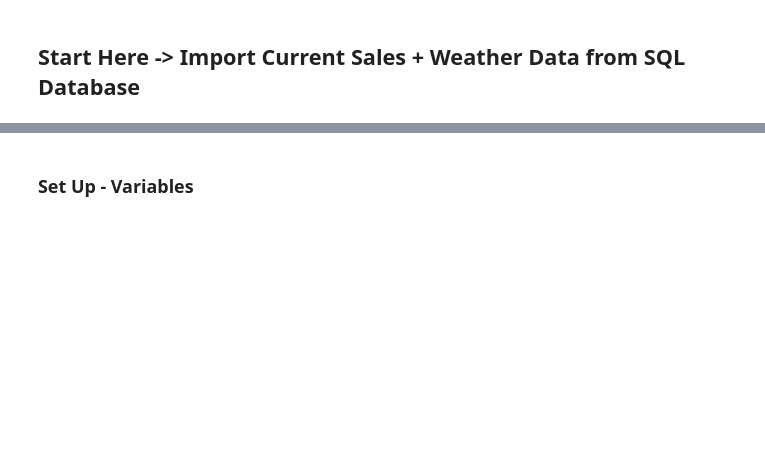
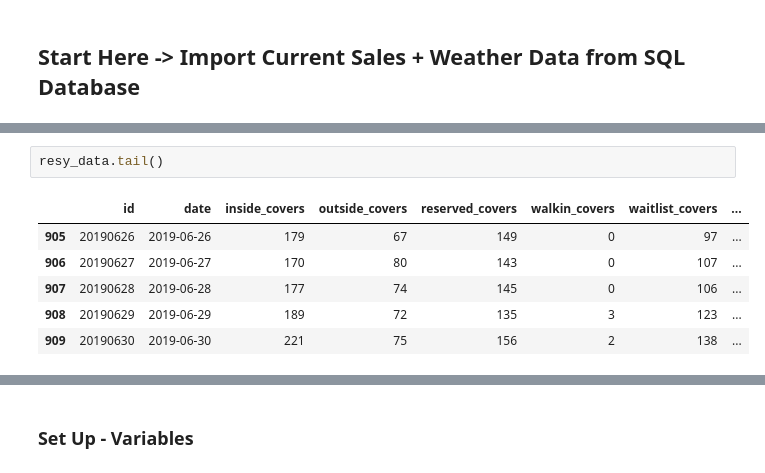
Before and after one commit to maks-p/restaurant_sales_forecasting, a Jupyter notebook: final_model.ipynb, the cells around one changed output, grey strips where cells are left out. Cells and saved outputs as stored; diff of their text form; blank space fills up the shorter version.

```diff
--- a/final_model.ipynb
+++ b/final_model.ipynb
@@ -174,0 +118,9 @@ Data as of 2019-07-07 00:00:00
+# %%
+resy_data.tail()
+# %% [output]
+|  | id | date | inside_covers | outside_covers | reserved_covers | walkin_covers | waitlist_covers | ... |
+| 905 | 20190626 | 2019-06-26 | 179 | 67 | 149 | 0 | 97 | ... |
+| 906 | 20190627 | 2019-06-27 | 170 | 80 | 143 | 0 | 107 | ... |
+| 907 | 20190628 | 2019-06-28 | 177 | 74 | 145 | 0 | 106 | ... |
+| 908 | 20190629 | 2019-06-29 | 189 | 72 | 135 | 3 | 123 | ... |
+| 909 | 20190630 | 2019-06-30 | 221 | 75 | 156 | 2 | 138 | ... |
```
Also changed, not shown: parts of 29 cells of this notebook, 7 other files.
